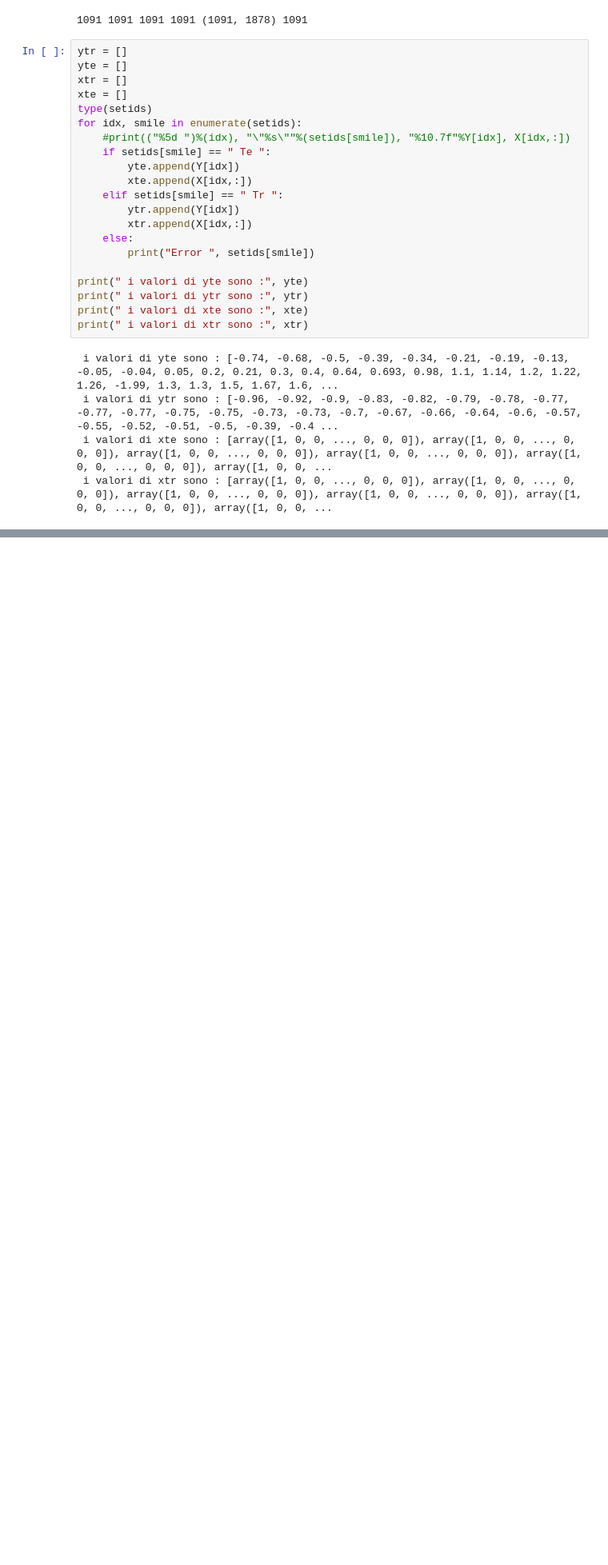
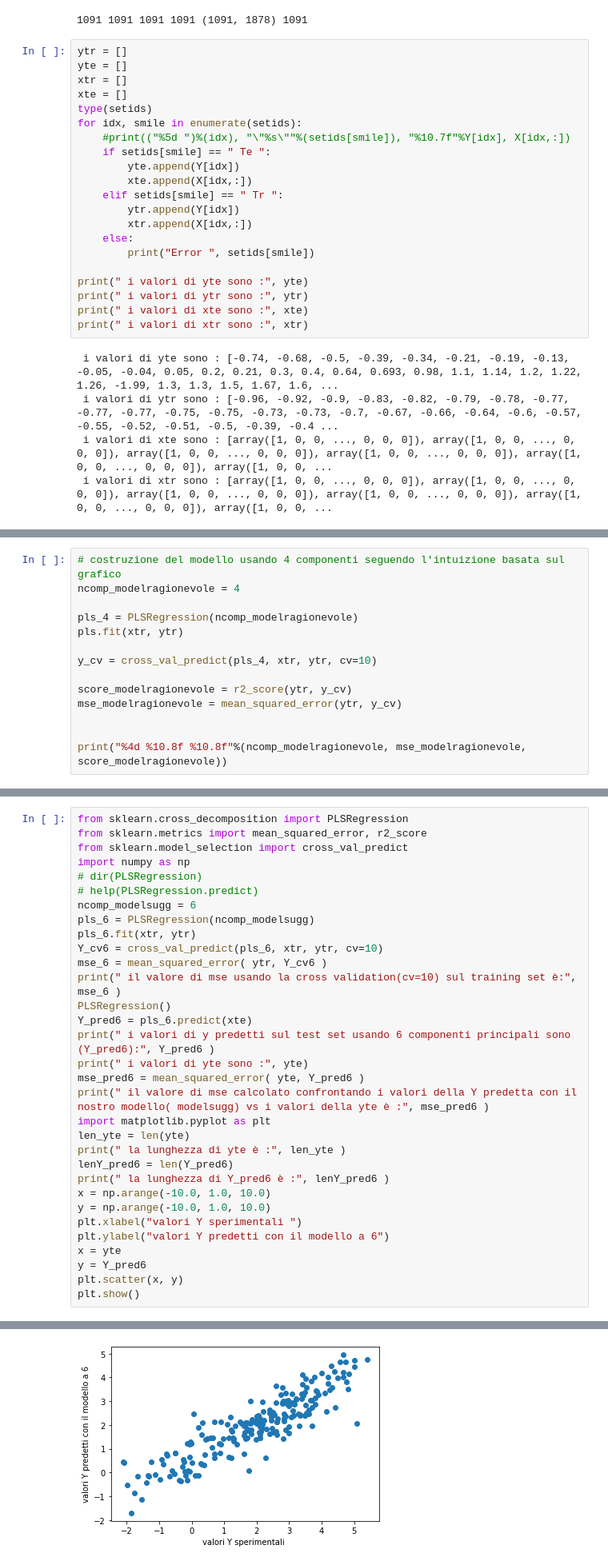
Before and after one commit to lstorchi/mllogdp, a Jupyter notebook: initialtests.ipynb, the cells around one changed output, grey strips where cells are left out. Shown at 80% size. Cells and saved outputs as stored; diff of their text form; blank space fills up the shorter version.

```diff
--- a/initialtests.ipynb
+++ b/initialtests.ipynb
@@ -296,0 +317,14 @@ Suggested number of components tr:  6
+# %%
+# costruzione del modello usando 4 componenti seguendo l'intuizione basata sul grafico
+ncomp_modelragionevole = 4
+
+pls_4 = PLSRegression(ncomp_modelragionevole)
+pls.fit(xtr, ytr)
+
+y_cv = cross_val_predict(pls_4, xtr, ytr, cv=10)
+
+score_modelragionevole = r2_score(ytr, y_cv)
+mse_modelragionevole = mean_squared_error(ytr, y_cv)
+
+
+print("%4d %10.8f %10.8f"%(ncomp_modelragionevole, mse_modelragionevole, score_modelragionevole))
@@ -296,0 +333,33 @@ Suggested number of components tr:  6
+# %%
+from sklearn.cross_decomposition import PLSRegression
+from sklearn.metrics import mean_squared_error, r2_score
+from sklearn.model_selection import cross_val_predict
+import numpy as np
+# dir(PLSRegression)
+# help(PLSRegression.predict)
+ncomp_modelsugg = 6
+pls_6 = PLSRegression(ncomp_modelsugg)
+pls_6.fit(xtr, ytr)
+Y_cv6 = cross_val_predict(pls_6, xtr, ytr, cv=10)
+mse_6 = mean_squared_error( ytr, Y_cv6 )
+print(" il valore di mse usando la cross validation(cv=10) sul training set è:", mse_6 )
+PLSRegression()
+Y_pred6 = pls_6.predict(xte)
+print(" i valori di y predetti sul test set usando 6 componenti principali sono (Y_pred6):", Y_pred6 )
+print(" i valori di yte sono :", yte)
+mse_pred6 = mean_squared_error( yte, Y_pred6 )
+print(" il valore di mse calcolato confrontando i valori della Y predetta con il nostro modello( modelsugg) vs i valori della yte è :", mse_pred6 )
+import matplotlib.pyplot as plt
+len_yte = len(yte)
+print(" la lunghezza di yte è :", len_yte )
+lenY_pred6 = len(Y_pred6)
+print(" la lunghezza di Y_pred6 è :", lenY_pred6 )
+x = np.arange(-10.0, 1.0, 10.0)
+y = np.arange(-10.0, 1.0, 10.0)
+plt.xlabel("valori Y sperimentali ")
+plt.ylabel("valori Y predetti con il modello a 6")
+x = yte
+y = Y_pred6
+plt.scatter(x, y)
+plt.show()
+# %% [output]
@@ -296,0 +383 @@ Suggested number of components tr:  6
+[figure, added]
```
Also changed, not shown: parts of 8 cells of this notebook.
